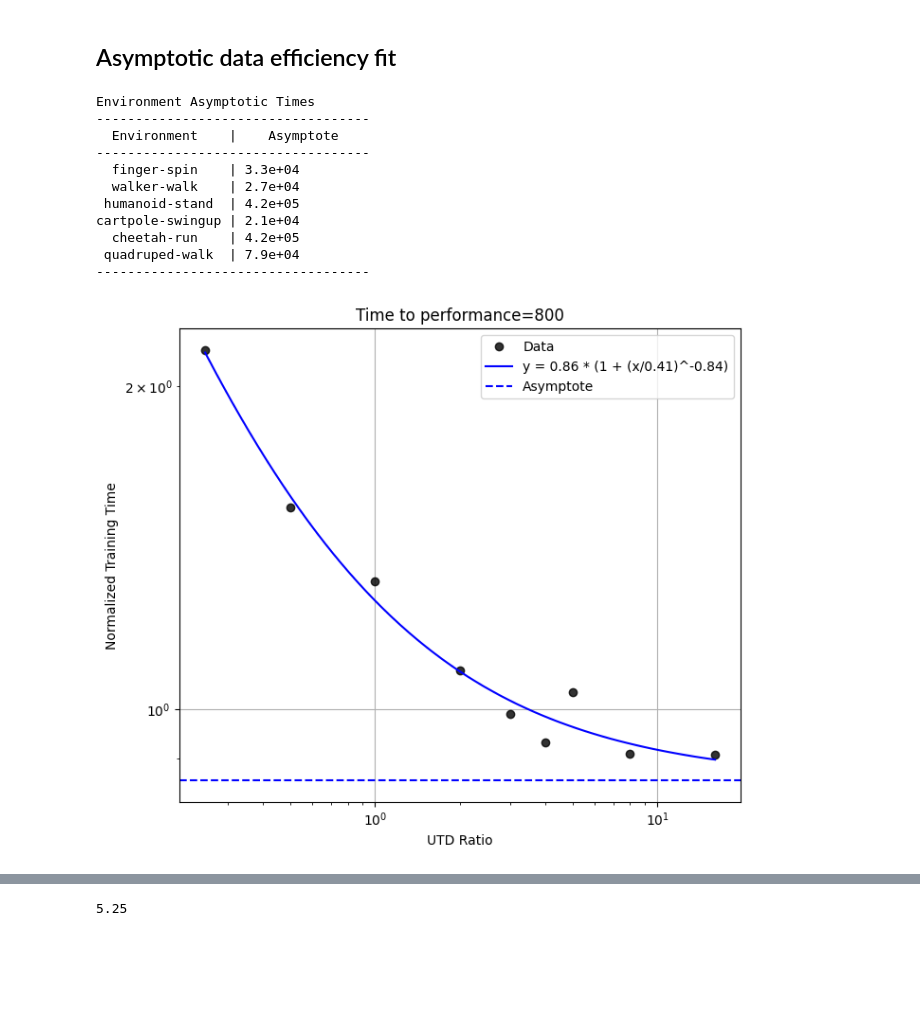
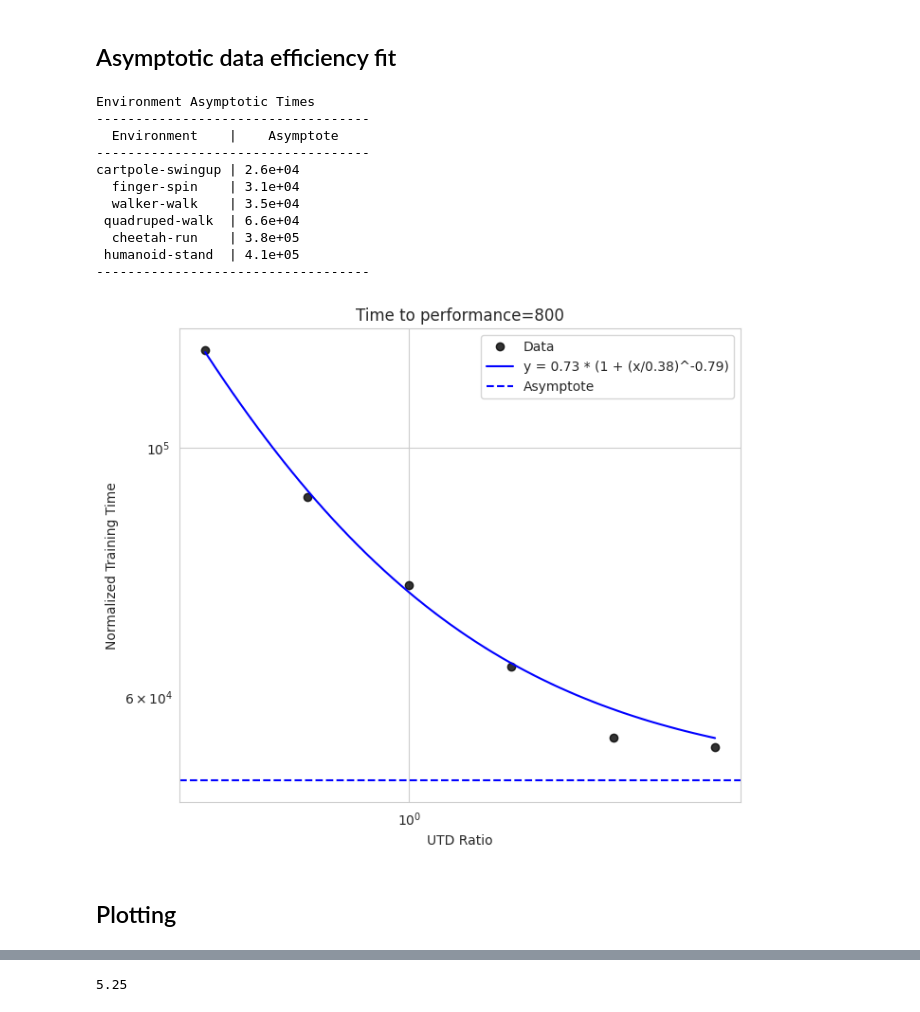
Before and after one commit to orybkin/taskmaster, a Jupyter notebook: isaacgymenvs/qscaled/dmc_data5_fits.ipynb, the cells around one changed output, grey strips where cells are left out. Cells and saved outputs as stored; diff of their text form; code cells hidden in the pictures; blank space fills up the shorter version.

Commit message:
pareto plots

```diff
--- a/isaacgymenvs/qscaled/dmc_data5_fits.ipynb
+++ b/isaacgymenvs/qscaled/dmc_data5_fits.ipynb
@@ -195,3 +195,30 @@ mean_std = np.nanmean(np.array(crossings_std))
 print(f"Average standard deviation across all conditions: {mean_std:.2f}")
 # %% [output]
 Average standard deviation across all conditions: 8628.61
+# %%
+# Plot an example of isotonic regression
+
+plt.figure(figsize=(4.5, 4))
+
+# Take first environment and configuration
+env = df['env_name'].unique()[2]
+env_data = df[df['env_name'] == env]
+row = env_data.iloc[0]
+
+# Plot all 10 seeds
+for i in range(row['return'].shape[1]):
+    plt.plot(row['training_step'], row['return'][:,i], alpha=0.1, color='blue', label='10 seeds' if i==0 else None)
+
+plt.plot(row['training_step'], row['return_isotonic'], alpha=1, color='blue', label='Isotonic regression')
+
+# Plot threshold crossings
+for k, threshold in enumerate(thresholds):
+    crossing_x = row['crossings'][k]
+    crossing_y = threshold
+    plt.plot(crossing_x, crossing_y, 'o', color='blue', label='Time to reach f' if k==0 else None)
+
+# plt.title(f"{env} (UTD={row['utd']}, bs={row['batch_size']}, lr={row['learning_rate']})")
+plt.xlabel('Training Steps')
+plt.ylabel('Return')
+plt.legend()
+plt.grid(True)
@@ -1518,7 +1475,7 @@ for i, env in enumerate(envs):
 
     # Get unique UTD values for this environment
     mask = env_indices == i
-    utds = np.array([0.25, 0.5, 1.0, 2.0, 3.0, 4.0, 5.0, 8.0, 16.0])  # Include 0.5 and 16
+    utds = np.unique(df[df['env_name'] == env]['utd'].values)
     X_utds = np.log10(utds).reshape(-1,1)
     env_dummies_utds = np.zeros((len(X_utds), n_envs-1))
     if i > 0:
@@ -1598,7 +1555,7 @@ for i, env in enumerate(envs):
                 label=f'Fit')
 
     # Get predictions for specific UTD values
-    utds = np.array([0.25, 0.5, 1.0, 2.0, 3.0, 4.0, 5.0, 8.0, 16.0])  # Include 0.5 and 16
+    utds = np.unique(env_data['utd'].values)
     X_utds = np.log10(utds).reshape(-1,1)
     env_dummies_utds = np.zeros((len(X_utds), n_envs-1))
     if i > 0:
@@ -1817,7 +1774,7 @@ plt.show()
 
 # Merge tables by environment and UTD
 # First get all UTD values and sort them
-utd_values = sorted([utd for utd in set(proposed_values['UTD']) if utd not in ['3.00', '5.00']],
+utd_values = sorted([utd for utd in set(proposed_values['UTD']) if utd not in ['3.00', '5.00', '16.00']],
                    key=lambda x: float(x))
 
 # Print table header
@@ -2036,20 +1993,21 @@ def power_law_with_const(x, a, b, c): return c * (1 + (x/b)**(-a))
 
 plt.figure(figsize=(7, 6))
 
-plt.plot(utds, np.mean(normalized_times_all, axis=0), 'ko', linewidth=3, label='Data', alpha=0.8)
+plt.plot(utds, np.mean(normalized_times_all, axis=0) * median_median, 'ko', linewidth=3, label='Data', alpha=0.8)
 
 # Pareto fit
 
 # Fit power law with constant to the mean data
 mean_times = np.mean(normalized_times_all, axis=0)
-fitted_params = fit(utds, mean_times, power_law_with_const_min,
+fit_points = [0, 1, 2, 3]
+fitted_params = fit(utds[fit_points], mean_times[fit_points], power_law_with_const_min,
                    [slice(-2, 2, 0.8), slice(0, 1, 0.2), slice(-2, 2, 0.8)], maxiter=100)
 
 a, b, c = fitted_params
 
 # Generate smooth curve for plotting
-x_smooth = np.logspace(np.log10(0.25), np.log10(16), 100)
-y_fitted = power_law_with_const(x_smooth, a, b, c)
+x_smooth = np.logspace(np.log10(0.25), np.log10(8), 100)
+y_fitted = power_law_with_const(x_smooth, a, b, c) * median_median
 
 # Plot the data and fit
 plt.title('Normalized training time')
@@ -2058,41 +2016,42 @@ plt.plot(x_smooth, y_fitted, 'b-',
          label=f'y = {c:.2f} * (1 + (x/{b:.2f})^-{a:.2f})')
 
 # Plot the asymptote
-plt.axhline(y=c, color='b', linestyle='--', label=f'Asymptote')
+plt.axhline(y=c * median_median, color='b', linestyle='--', label=f'Asymptote')
 
 # Print asymptote (c parameter) for each environment separately
 # Create a table header
 print("\nEnvironment Asymptotic Times")
 print("-" * 35)
 print(f"{'Environment':^16} | {'Asymptote':^15}")
 print("-" * 35)
 
 # Print each environment's asymptote in table format
 for env_idx in range(normalized_times_all.shape[0]):
     asymp = c * median_times[env_idx]
     print(f"{list(filtered_data.keys())[env_idx]:^16} | {asymp:^.1e}")
 print("-" * 35)
 
-
 plt.xscale('log')
 plt.yscale('log')
 plt.grid(True)
 plt.xlabel('UTD Ratio')
 plt.ylabel('Normalized Training Time')
 plt.title('Time to performance=800')
 plt.legend()
 plt.tight_layout()
 plt.show()
 # %% [output]
 Environment Asymptotic Times
 -----------------------------------
   Environment    |    Asymptote
 -----------------------------------
-  finger-spin    | 3.3e+04
-  walker-walk    | 2.7e+04
- humanoid-stand  | 4.2e+05
-cartpole-swingup | 2.1e+04
-  cheetah-run    | 4.2e+05
- quadruped-walk  | 7.9e+04
+cartpole-swingup | 2.6e+04
+  finger-spin    | 3.1e+04
+  walker-walk    | 3.5e+04
+ quadruped-walk  | 6.6e+04
+  cheetah-run    | 3.8e+05
+ humanoid-stand  | 4.1e+05
 -----------------------------------
-[figure, old version]
+[figure, new version]
+# %% [markdown]
+## Plotting
```
Also changed, not shown: parts of 12 cells of this notebook, 1 other file.
